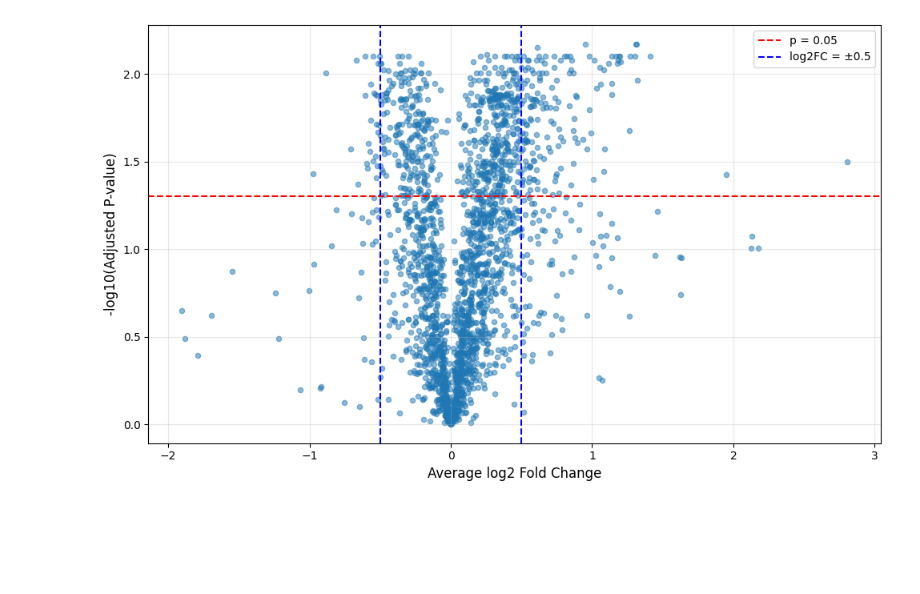
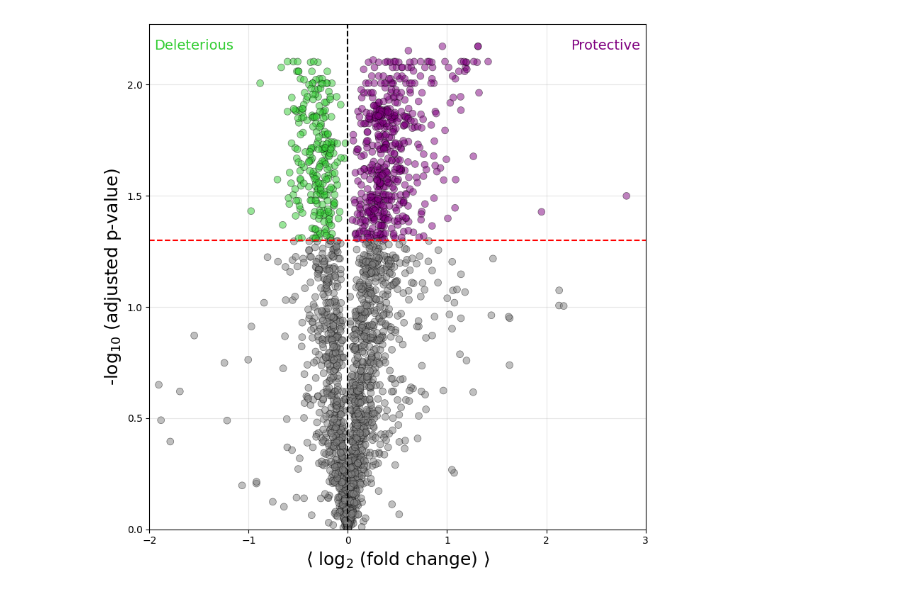
Before and after one commit to sukeniklab/GOOSE_2026, a Jupyter notebook: Sequencing/volcano_fig.ipynb, the cells around one changed output. Saved outputs shown, nothing was run; the diff lists cells and outputs as text; code cells hidden in the pictures; blank space fills up the shorter version.

Commit message:
Volcano plot updated

```diff
--- a/Sequencing/volcano_fig.ipynb
+++ b/Sequencing/volcano_fig.ipynb
@@ -1,26 +1,34 @@
 # %%
 import matplotlib.pyplot as plt
 import pandas as pd
 import numpy as np
+
+
 df1 = pd.read_csv('sequencing_data_all.csv')
+df1['color'] = 'grey'
+df1.loc[(df1['neg_log10_padj'] > -np.log10(0.05)) & (df1['calculated_avg'] > 0), 'color'] = 'purple'
+df1.loc[(df1['neg_log10_padj'] > -np.log10(0.05)) & (df1['calculated_avg'] < 0), 'color'] = 'limegreen'
 
+fig,ax=plt.subplots(figsize=[8,8])
 # Create volcano plot
-plt.figure(figsize=(10, 6))
-plt.scatter(df1['calculated_avg'], df1['neg_log10_padj'], alpha=0.5, s=20)
+ax.scatter(df1['calculated_avg'], df1['neg_log10_padj'], alpha=0.5, s=50,
+            c=df1['color'], edgecolors='k', linewidths=0.5)
 
 # Add horizontal line at -log10(0.05)
-plt.axhline(y=-np.log10(0.05), color='red', linestyle='--', linewidth=1.5, label='p = 0.05')
+ax.axhline(y=-np.log10(0.05), color='red', linestyle='--', linewidth=1.5, label='p = 0.05')
 
 # Add vertical lines at +/- 0.5
-plt.axvline(x=0.5, color='blue', linestyle='--', linewidth=1.5, label='log2FC = ±0.5')
-plt.axvline(x=-0.5, color='blue', linestyle='--', linewidth=1.5)
+ax.axvline(x=0, color='k', linestyle='--', linewidth=1.5, label='log2FC = ±0.5')
 
-plt.xlabel('Average log2 Fold Change', fontsize=12)
-plt.ylabel('-log10(Adjusted P-value)', fontsize=12)
-plt.legend()
-plt.grid(True, alpha=0.3)
+ax.set_xlabel(r'$\langle$ log$_2$ (fold change) $\rangle$', fontsize=18)
+ax.set_ylabel('-log$_{10}$ (adjusted p-value)', fontsize=18)
+ax.grid(True, alpha=0.3)
+ax.text(0.99, 0.95, 'Protective', color='purple', fontsize=14, transform=ax.transAxes, ha='right')
+ax.text(0.01, 0.95, 'Deleterious', color='limegreen', fontsize=14, transform=ax.transAxes, ha='left')
+ax.set_xlim(-2, 3)
+ax.set_ylim(0, df1['neg_log10_padj'].max() + 0.1)
 plt.tight_layout()
 plt.savefig('volcano_plot.svg', format='svg', bbox_inches='tight')
 plt.show()
 # %% [output]
-[figure, old version]
+[figure, new version]
```
Also changed, not shown: parts of 1 cell of this notebook, 2 other files.
